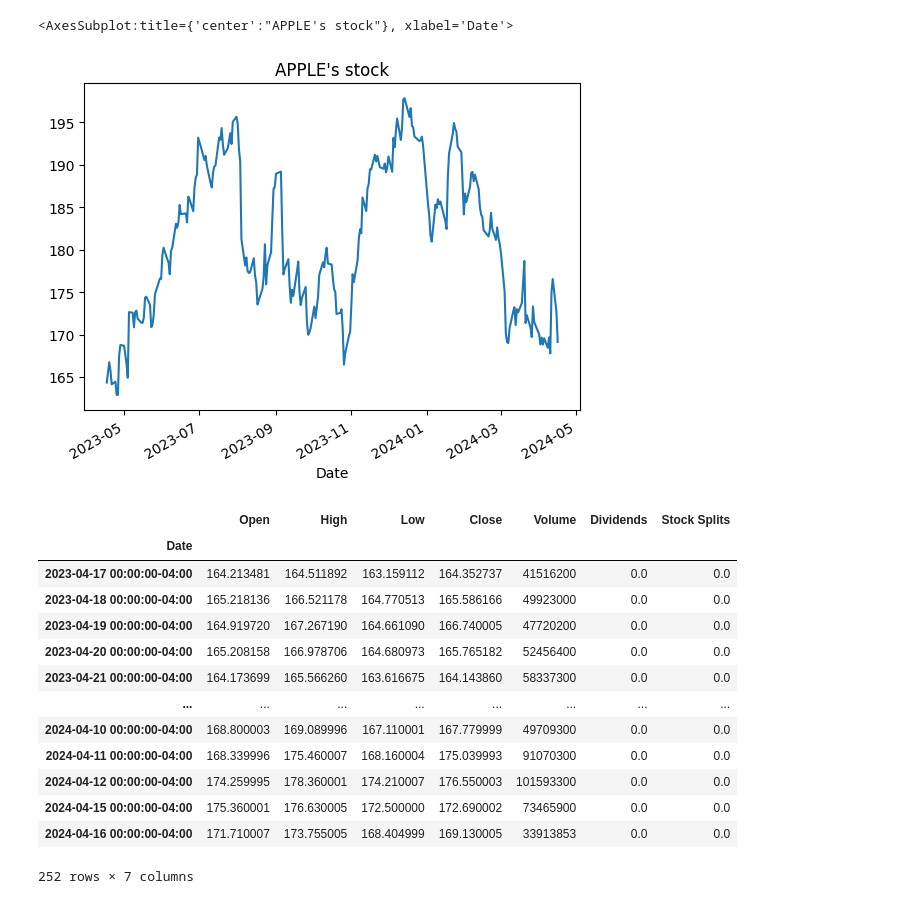
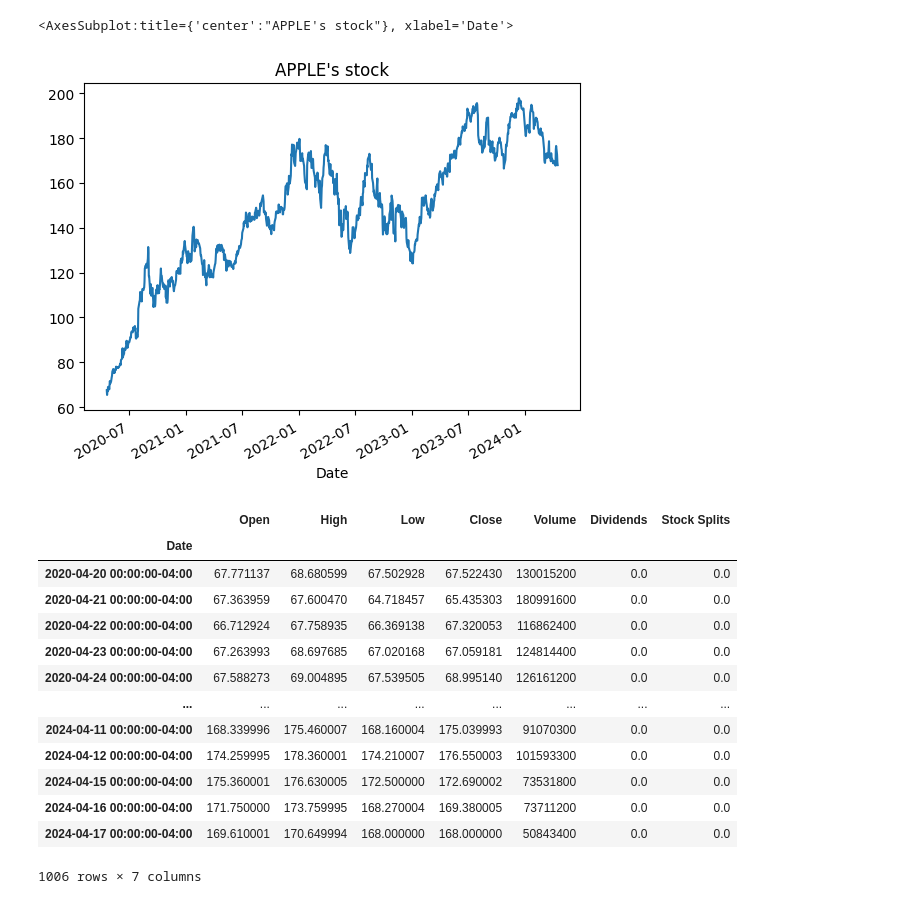
Before and after one commit to JorgeV20/Knowledge_Base_Chatbot, a Jupyter notebook: stocks/stocks.ipynb, the cells around one changed output. Drawn from its saved outputs; the diff is of its cells as text; code cells hidden in the pictures.

```diff
--- a/stocks/stocks.ipynb
+++ b/stocks/stocks.ipynb
@@ -3,26 +3,26 @@ import yfinance as yf
 # %%
 ticker = yf.Ticker('AAPL')
 # get data of the most recent date
-aapl_df = ticker.history(period='1y')
+aapl_df = ticker.history(period='4y')
 # plot the close price
 aapl_df['Close'].plot(title="APPLE's stock")
 # %% [output]
 <AxesSubplot:title={'center':"APPLE's stock"}, xlabel='Date'>
-[figure, old version]
+[figure, new version]
 # %%
 aapl_df
 # %% [output]
 |  | Open | High | Low | Close | Volume | Dividends | Stock Splits |
 | Date |  |  |  |  |  |  |  |
-| 2023-04-17 00:00:00-04:00 | 164.213481 | 164.511892 | 163.159112 | 164.352737 | 41516200 | 0.0 | 0.0 |
-| 2023-04-18 00:00:00-04:00 | 165.218136 | 166.521178 | 164.770513 | 165.586166 | 49923000 | 0.0 | 0.0 |
-| 2023-04-19 00:00:00-04:00 | 164.919720 | 167.267190 | 164.661090 | 166.740005 | 47720200 | 0.0 | 0.0 |
-| 2023-04-20 00:00:00-04:00 | 165.208158 | 166.978706 | 164.680973 | 165.765182 | 52456400 | 0.0 | 0.0 |
-| 2023-04-21 00:00:00-04:00 | 164.173699 | 165.566260 | 163.616675 | 164.143860 | 58337300 | 0.0 | 0.0 |
+| 2020-04-20 00:00:00-04:00 | 67.771137 | 68.680599 | 67.502928 | 67.522430 | 130015200 | 0.0 | 0.0 |
+| 2020-04-21 00:00:00-04:00 | 67.363959 | 67.600470 | 64.718457 | 65.435303 | 180991600 | 0.0 | 0.0 |
+| 2020-04-22 00:00:00-04:00 | 66.712924 | 67.758935 | 66.369138 | 67.320053 | 116862400 | 0.0 | 0.0 |
+| 2020-04-23 00:00:00-04:00 | 67.263993 | 68.697685 | 67.020168 | 67.059181 | 124814400 | 0.0 | 0.0 |
+| 2020-04-24 00:00:00-04:00 | 67.588273 | 69.004895 | 67.539505 | 68.995140 | 126161200 | 0.0 | 0.0 |
 | ... | ... | ... | ... | ... | ... | ... | ... |
-| 2024-04-10 00:00:00-04:00 | 168.800003 | 169.089996 | 167.110001 | 167.779999 | 49709300 | 0.0 | 0.0 |
 | 2024-04-11 00:00:00-04:00 | 168.339996 | 175.460007 | 168.160004 | 175.039993 | 91070300 | 0.0 | 0.0 |
 | 2024-04-12 00:00:00-04:00 | 174.259995 | 178.360001 | 174.210007 | 176.550003 | 101593300 | 0.0 | 0.0 |
-| 2024-04-15 00:00:00-04:00 | 175.360001 | 176.630005 | 172.500000 | 172.690002 | 73465900 | 0.0 | 0.0 |
-| 2024-04-16 00:00:00-04:00 | 171.710007 | 173.755005 | 168.404999 | 169.130005 | 33913853 | 0.0 | 0.0 |
+| 2024-04-15 00:00:00-04:00 | 175.360001 | 176.630005 | 172.500000 | 172.690002 | 73531800 | 0.0 | 0.0 |
+| 2024-04-16 00:00:00-04:00 | 171.750000 | 173.759995 | 168.270004 | 169.380005 | 73711200 | 0.0 | 0.0 |
+| 2024-04-17 00:00:00-04:00 | 169.610001 | 170.649994 | 168.000000 | 168.000000 | 50843400 | 0.0 | 0.0 |
-252 rows × 7 columns
+1006 rows × 7 columns
```
Also changed, not shown: parts of 8 cells of this notebook.
